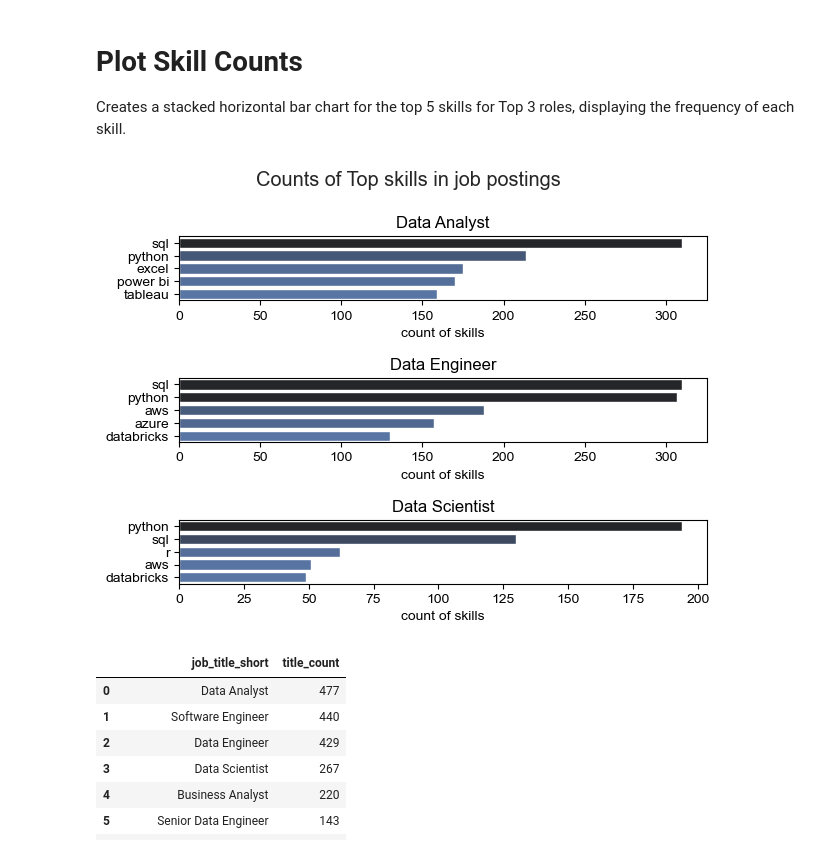
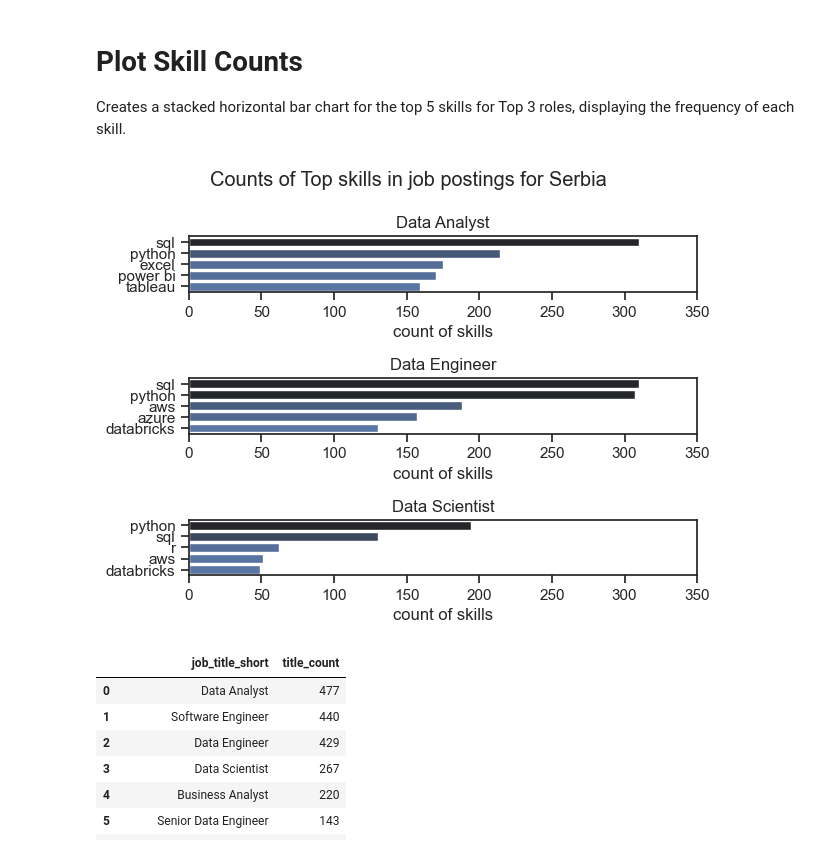
Before and after one commit to savicnikola9999-creator/Python_NS, a Jupyter notebook: Project/2_skill_demand.ipynb, the cells around one changed output. Saved outputs shown, nothing was run; the diff lists cells and outputs as text; code cells hidden in the pictures.

```diff
--- a/Project/2_skill_demand.ipynb
+++ b/Project/2_skill_demand.ipynb
@@ -37,7 +37,8 @@ df_skilss = df_SRB.explode("job_skills")
 # %%
 df_skilss[["job_title_short", "job_skills"]]
 df_skilss_count = df_skilss.groupby(["job_skills", "job_title_short"]).size()
-df_skilss_count = df_skilss_count.reset_index(name="count of skills").sort_values(by="count of skills", ascending=False)
+df_skilss_count = df_skilss_count.reset_index(name="count of skills")
+df_skilss_count = df_skilss_count.sort_values(by="count of skills", ascending=False)
 # %%
 df_skilss_count
 # %% [output]
@@ -67,21 +70,22 @@ Creates a stacked horizontal bar chart for the top 5 skills for Top 3 roles, dis
 # %%
 fig, ax = plt.subplots(len(job_titles),1)
 
 sns.set_theme(style='ticks')
 
 for i, job_title in enumerate(job_titles):
     df_plot = df_skilss_count[df_skilss_count["job_title_short"] == job_title].head(5)
     #df_plot.plot(kind="barh", x="job_skills", y="count of skills", ax=ax[i], title = job_title)
     sns.barplot(data=df_plot, x="count of skills", y="job_skills", ax=ax[i],  hue="count of skills", palette="dark:b_r")
     #ax[i].invert_yaxis()
     ax[i].set_ylabel("")
     ax[i].set_title(job_title)
     ax[i].legend().set_visible(False)
-fig.suptitle("Counts of Top skills in job postings")
+    ax[i].set_xlim(0, 350)
+fig.suptitle("Counts of Top skills in job postings for Serbia")
 fig.tight_layout()
 plt.show()
 # %% [output]
-[figure, old version]
+[figure, new version]
 # %%
 df_job_title_count = df_SRB["job_title_short"].value_counts().reset_index(name="title_count")
 df_job_title_count
```
Also changed, not shown: parts of 1 cell of this notebook, 4 other files.
